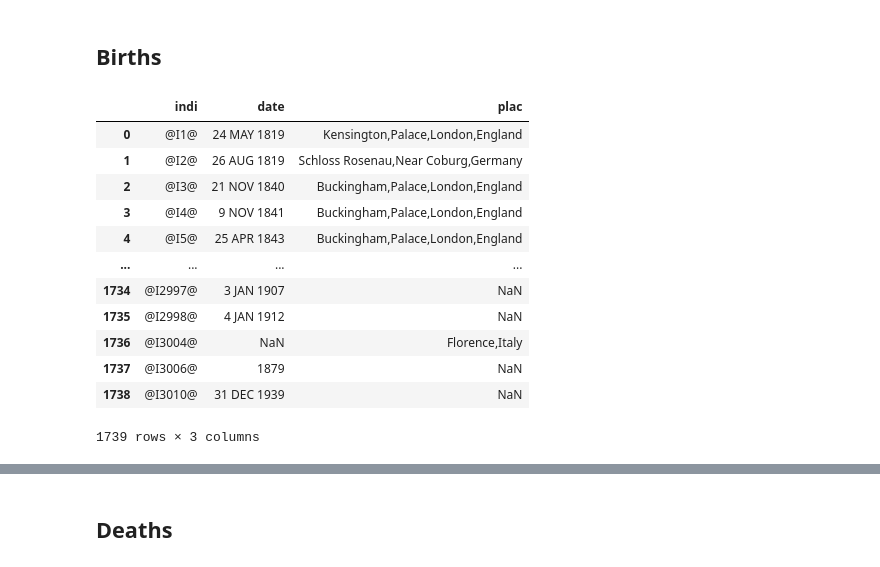
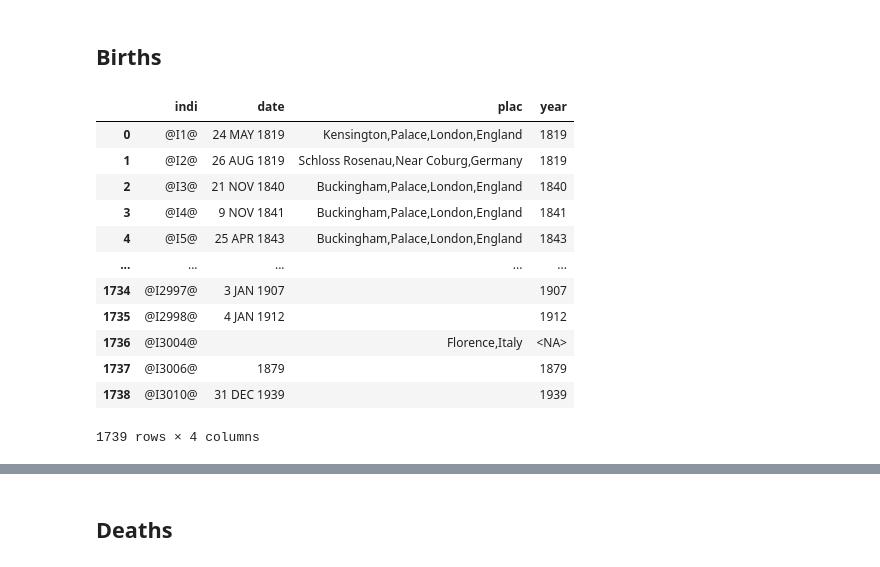
Before and after one commit to joehowells/timeline-gedcom, a Jupyter notebook: 1_data_extraction.ipynb, the cells around one changed output, grey strips where cells are left out. Cells and saved outputs as stored; diff of their text form; code cells hidden in the pictures.

```diff
--- a/1_data_extraction.ipynb
+++ b/1_data_extraction.ipynb
@@ -54,29 +56,31 @@ df_individual
 # %%
 def iterator():
     for indi in gedcom.indi:
         for birt in indi.birt:
-            date = birt.date.value if birt.date is not None else np.nan
-            plac = birt.plac.value if birt.plac is not None else np.nan
+            date = birt.date.value if birt.date is not None else ""
+            plac = birt.plac.value if birt.plac is not None else ""
+
             yield indi.xref_id, date, plac
 
 
 df_birth = pd.DataFrame(
     data=iterator(),
     columns=["indi", "date", "plac"],
 )
+df_birth["year"] = df_birth["date"].apply(year).astype("Int64")
 df_birth.to_csv("data/birth.csv", index=False)
 df_birth
 # %% [output]
-|  | indi | date | plac |
-| 0 | @I1@ | 24 MAY 1819 | Kensington,Palace,London,England |
-| 1 | @I2@ | 26 AUG 1819 | Schloss Rosenau,Near Coburg,Germany |
-| 2 | @I3@ | 21 NOV 1840 | Buckingham,Palace,London,England |
-| 3 | @I4@ | 9 NOV 1841 | Buckingham,Palace,London,England |
-| 4 | @I5@ | 25 APR 1843 | Buckingham,Palace,London,England |
-| ... | ... | ... | ... |
-| 1734 | @I2997@ | 3 JAN 1907 | NaN |
-| 1735 | @I2998@ | 4 JAN 1912 | NaN |
-| 1736 | @I3004@ | NaN | Florence,Italy |
-| 1737 | @I3006@ | 1879 | NaN |
-| 1738 | @I3010@ | 31 DEC 1939 | NaN |
+|  | indi | date | plac | year |
+| 0 | @I1@ | 24 MAY 1819 | Kensington,Palace,London,England | 1819 |
+| 1 | @I2@ | 26 AUG 1819 | Schloss Rosenau,Near Coburg,Germany | 1819 |
+| 2 | @I3@ | 21 NOV 1840 | Buckingham,Palace,London,England | 1840 |
+| 3 | @I4@ | 9 NOV 1841 | Buckingham,Palace,London,England | 1841 |
+| 4 | @I5@ | 25 APR 1843 | Buckingham,Palace,London,England | 1843 |
+| ... | ... | ... | ... | ... |
+| 1734 | @I2997@ | 3 JAN 1907 |  | 1907 |
+| 1735 | @I2998@ | 4 JAN 1912 |  | 1912 |
+| 1736 | @I3004@ |  | Florence,Italy | <NA> |
+| 1737 | @I3006@ | 1879 |  | 1879 |
+| 1738 | @I3010@ | 31 DEC 1939 |  | 1939 |
-1739 rows × 3 columns
+1739 rows × 4 columns
```
Also changed, not shown: parts of 6 cells of this notebook, 1 other file.
